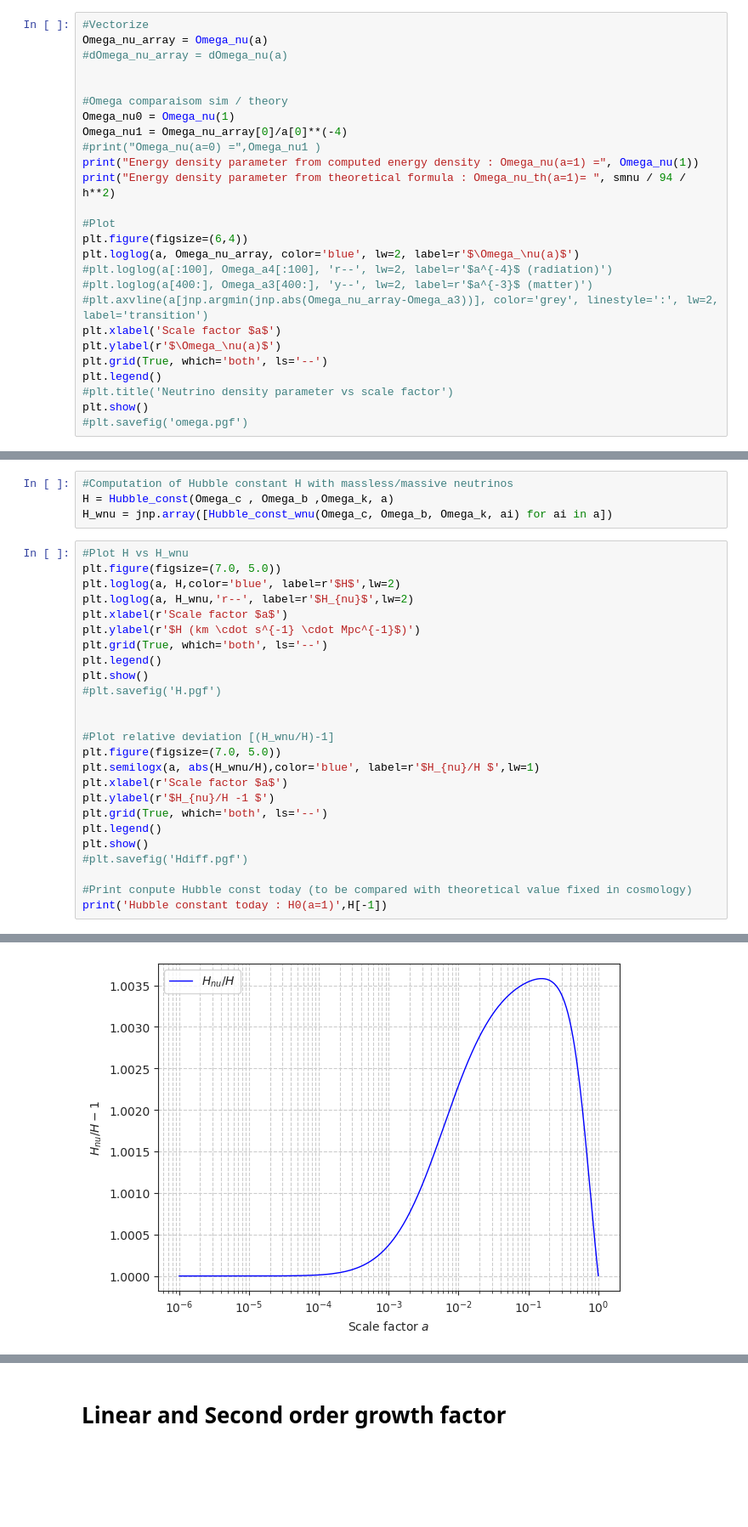
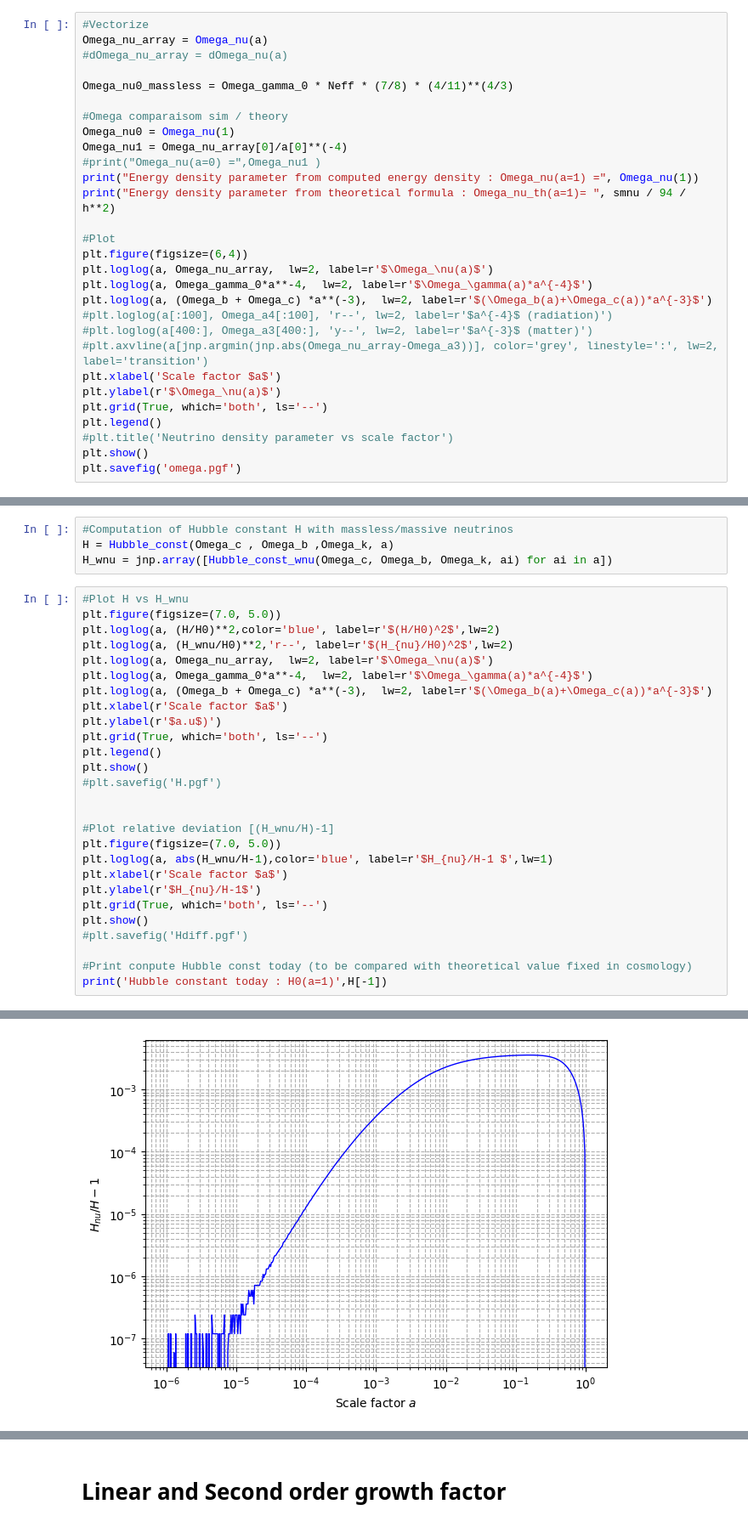
Before and after one commit to Xantyos13/DISCO-DJ, a Jupyter notebook: Neutrinos/Neutrinos_impact_on_growth.ipynb, the cells around one changed output, grey strips where cells are left out. Shown at 85% size. Drawn from its saved outputs; the diff is of its cells as text; blank space fills up the shorter version.

```diff
--- a/Neutrinos/Neutrinos_impact_on_growth.ipynb
+++ b/Neutrinos/Neutrinos_impact_on_growth.ipynb
@@ -273,6 +273,7 @@ def dOmega_nu(x):
 Omega_nu_array = Omega_nu(a)
 #dOmega_nu_array = dOmega_nu(a)
 
+Omega_nu0_massless = Omega_gamma_0 * Neff * (7/8) * (4/11)**(4/3)
 
 #Omega comparaisom sim / theory
 Omega_nu0 = Omega_nu(1)
@@ -283,7 +284,9 @@ print("Energy density parameter from theoretical formula : Omega_nu_th(a=1)= ",
 
 #Plot
 plt.figure(figsize=(6,4))
-plt.loglog(a, Omega_nu_array, color='blue', lw=2, label=r'$\Omega_\nu(a)$')
+plt.loglog(a, Omega_nu_array,  lw=2, label=r'$\Omega_\nu(a)$')
+plt.loglog(a, Omega_gamma_0*a**-4,  lw=2, label=r'$\Omega_\gamma(a)*a^{-4}$')
+plt.loglog(a, (Omega_b + Omega_c) *a**(-3),  lw=2, label=r'$(\Omega_b(a)+\Omega_c(a))*a^{-3}$')
 #plt.loglog(a[:100], Omega_a4[:100], 'r--', lw=2, label=r'$a^{-4}$ (radiation)')
 #plt.loglog(a[400:], Omega_a3[400:], 'y--', lw=2, label=r'$a^{-3}$ (matter)')
 #plt.axvline(a[jnp.argmin(jnp.abs(Omega_nu_array-Omega_a3))], color='grey', linestyle=':', lw=2, label='transition')
@@ -293,5 +296,5 @@ plt.grid(True, which='both', ls='--')
 plt.legend()
 #plt.title('Neutrino density parameter vs scale factor')
 plt.show()
-#plt.savefig('omega.pgf')
+plt.savefig('omega.pgf')
 # %% [output]
@@ -372,10 +376,13 @@ H_wnu = jnp.array([Hubble_const_wnu(Omega_c, Omega_b, Omega_k, ai) for ai in a])
 # %%
 #Plot H vs H_wnu
 plt.figure(figsize=(7.0, 5.0))
-plt.loglog(a, H,color='blue', label=r'$H$',lw=2)
-plt.loglog(a, H_wnu,'r--', label=r'$H_{nu}$',lw=2)
+plt.loglog(a, (H/H0)**2,color='blue', label=r'$(H/H0)^2$',lw=2)
+plt.loglog(a, (H_wnu/H0)**2,'r--', label=r'$(H_{nu}/H0)^2$',lw=2)
+plt.loglog(a, Omega_nu_array,  lw=2, label=r'$\Omega_\nu(a)$')
+plt.loglog(a, Omega_gamma_0*a**-4,  lw=2, label=r'$\Omega_\gamma(a)*a^{-4}$')
+plt.loglog(a, (Omega_b + Omega_c) *a**(-3),  lw=2, label=r'$(\Omega_b(a)+\Omega_c(a))*a^{-3}$')
 plt.xlabel(r'Scale factor $a$')
-plt.ylabel(r'$H (km \cdot s^{-1} \cdot Mpc^{-1}$)')
+plt.ylabel(r'$a.u$)')
 plt.grid(True, which='both', ls='--')
 plt.legend()
 plt.show()
@@ -384,11 +391,10 @@ plt.show()
 
 #Plot relative deviation [(H_wnu/H)-1]
 plt.figure(figsize=(7.0, 5.0))
-plt.semilogx(a, abs(H_wnu/H),color='blue', label=r'$H_{nu}/H $',lw=1)
+plt.loglog(a, abs(H_wnu/H-1),color='blue', label=r'$H_{nu}/H-1 $',lw=1)
 plt.xlabel(r'Scale factor $a$')
-plt.ylabel(r'$H_{nu}/H -1 $')
+plt.ylabel(r'$H_{nu}/H-1$')
 plt.grid(True, which='both', ls='--')
-plt.legend()
 plt.show()
 #plt.savefig('Hdiff.pgf')
 
@@ -399,4 +405,4 @@ print('Hubble constant today : H0(a=1)',H[-1])
-[figure, old version]
+[figure, new version]
 Hubble constant today : H0(a=1) 70.0
 # %% [markdown]
 # Linear and Second order growth factor
```
Also changed, not shown: parts of 11 cells of this notebook, 14 other files.
